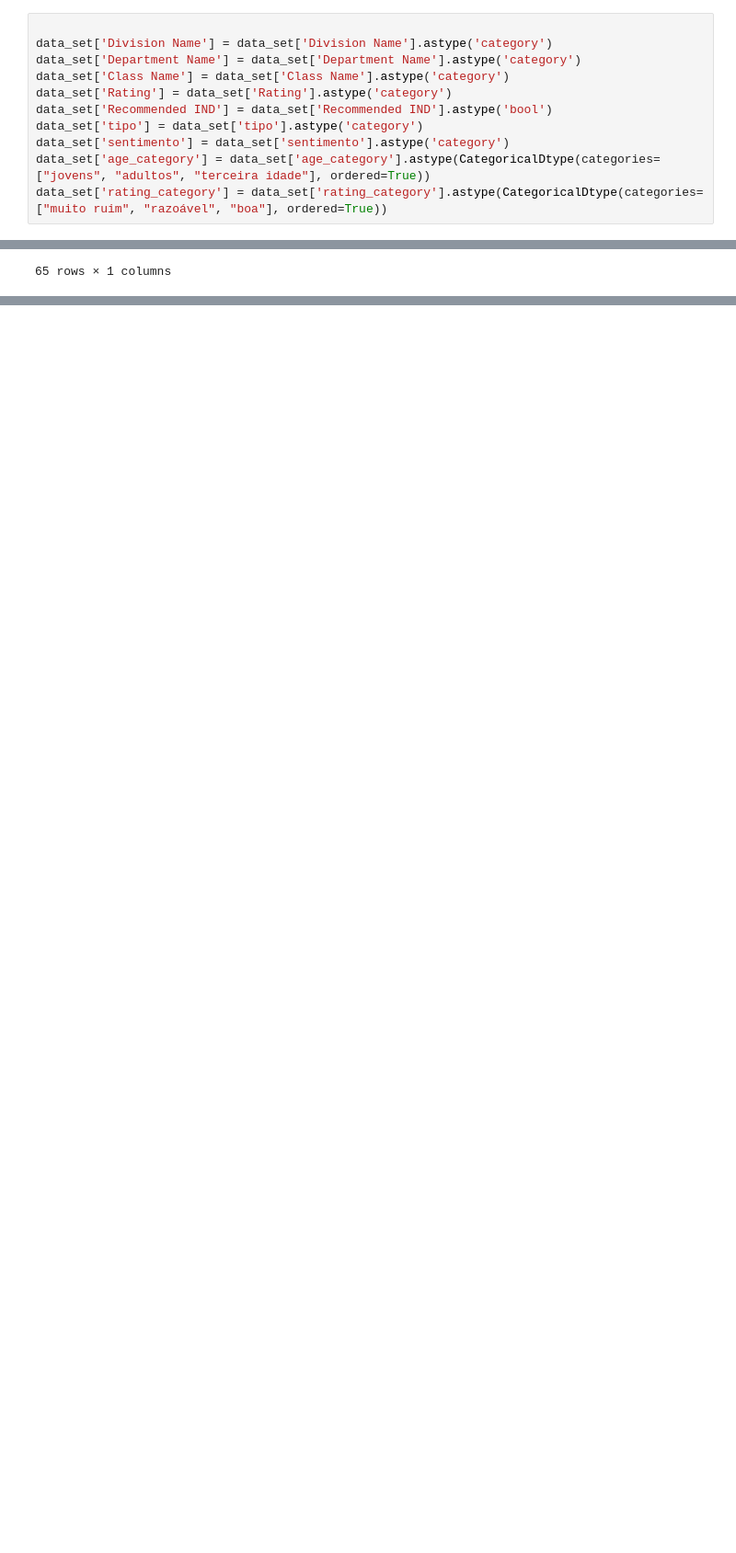
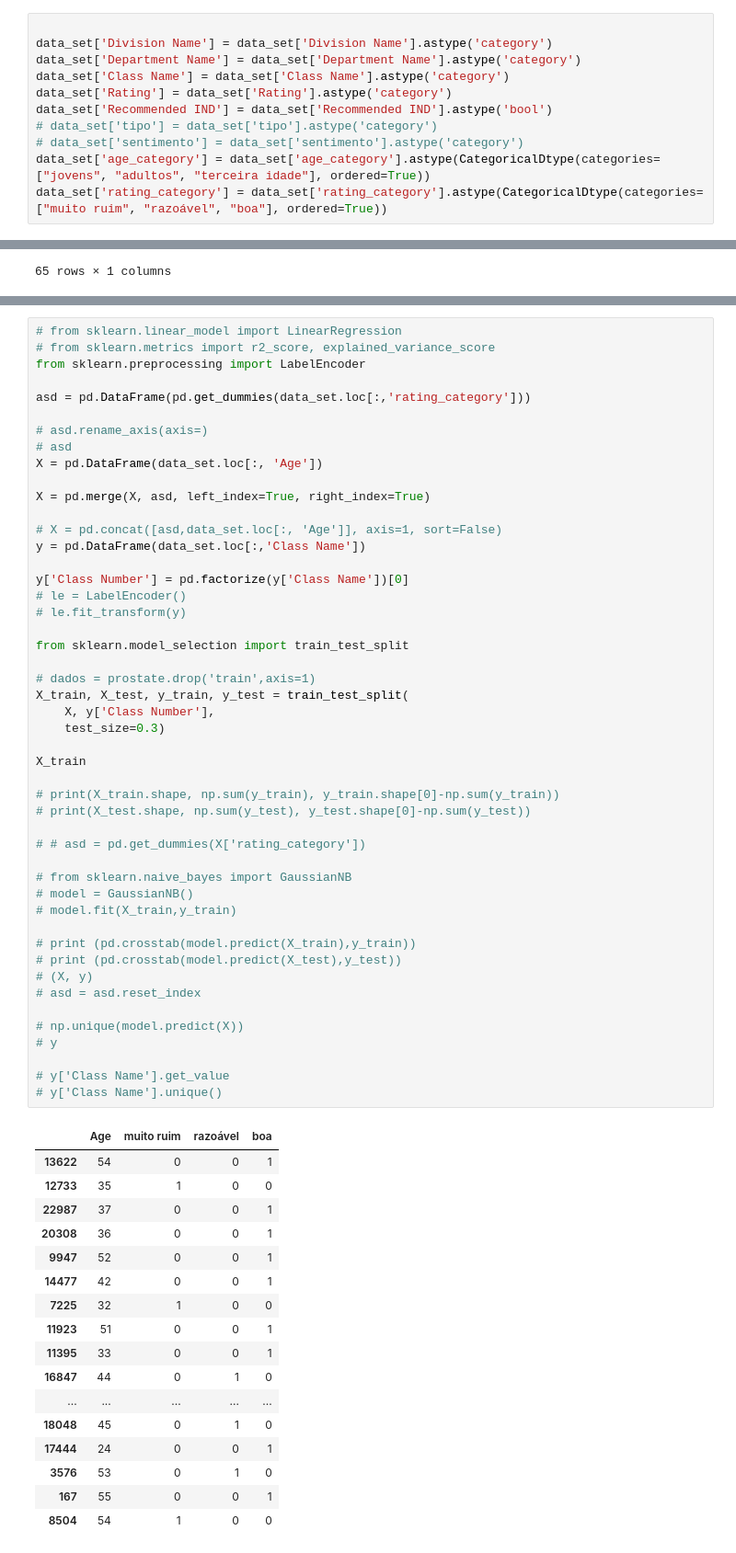
Before and after one commit to if1015-datascience-ufpe/2018-2-projeto-prepi, a Jupyter notebook: projeto/preprocessing.ipynb, the cells around one changed output, grey strips where cells are left out. Shown at 92% size. Drawn from its saved outputs; the diff is of its cells as text; blank space fills up the shorter version.

```diff
--- a/projeto/preprocessing.ipynb
+++ b/projeto/preprocessing.ipynb
@@ -152,8 +166,8 @@ data_set['Department Name'] = data_set['Department Name'].astype('category')
 data_set['Class Name'] = data_set['Class Name'].astype('category')
 data_set['Rating'] = data_set['Rating'].astype('category')
 data_set['Recommended IND'] = data_set['Recommended IND'].astype('bool')
-data_set['tipo'] = data_set['tipo'].astype('category')
-data_set['sentimento'] = data_set['sentimento'].astype('category')
+# data_set['tipo'] = data_set['tipo'].astype('category')
+# data_set['sentimento'] = data_set['sentimento'].astype('category')
 data_set['age_category'] = data_set['age_category'].astype(CategoricalDtype(categories=["jovens", "adultos", "terceira idade"], ordered=True))
 data_set['rating_category'] = data_set['rating_category'].astype(CategoricalDtype(categories=["muito ruim", "razoável", "boa"], ordered=True))
 # %%
@@ -359,0 +389,66 @@ bar
+# %%
+# from sklearn.linear_model import LinearRegression
+# from sklearn.metrics import r2_score, explained_variance_score
+from sklearn.preprocessing import LabelEncoder
+
+asd = pd.DataFrame(pd.get_dummies(data_set.loc[:,'rating_category']))
+
+# asd.rename_axis(axis=)
+# asd
+X = pd.DataFrame(data_set.loc[:, 'Age'])
+
+X = pd.merge(X, asd, left_index=True, right_index=True)
+
+# X = pd.concat([asd,data_set.loc[:, 'Age']], axis=1, sort=False)
+y = pd.DataFrame(data_set.loc[:,'Class Name'])
+
+y['Class Number'] = pd.factorize(y['Class Name'])[0]
+# le = LabelEncoder()
+# le.fit_transform(y)
+
+from sklearn.model_selection import train_test_split
+
+# dados = prostate.drop('train',axis=1)
+X_train, X_test, y_train, y_test = train_test_split(
+    X, y['Class Number'],
+    test_size=0.3)
+
+X_train
+
+# print(X_train.shape, np.sum(y_train), y_train.shape[0]-np.sum(y_train))
+# print(X_test.shape, np.sum(y_test), y_test.shape[0]-np.sum(y_test))
+
+# # asd = pd.get_dummies(X['rating_category'])
+
+# from sklearn.naive_bayes import GaussianNB
+# model = GaussianNB()
+# model.fit(X_train,y_train)
+
+# print (pd.crosstab(model.predict(X_train),y_train))
+# print (pd.crosstab(model.predict(X_test),y_test))
+# (X, y)
+# asd = asd.reset_index
+
+# np.unique(model.predict(X))
+# y
+
+# y['Class Name'].get_value
+# y['Class Name'].unique()
+# %% [output]
+|  | Age | muito ruim | razoável | boa |
+| 13622 | 54 | 0 | 0 | 1 |
+| 12733 | 35 | 1 | 0 | 0 |
+| 22987 | 37 | 0 | 0 | 1 |
+| 20308 | 36 | 0 | 0 | 1 |
+| 9947 | 52 | 0 | 0 | 1 |
+| 14477 | 42 | 0 | 0 | 1 |
+| 7225 | 32 | 1 | 0 | 0 |
+| 11923 | 51 | 0 | 0 | 1 |
+| 11395 | 33 | 0 | 0 | 1 |
+| 16847 | 44 | 0 | 1 | 0 |
+| ... | ... | ... | ... | ... |
+| 18048 | 45 | 0 | 1 | 0 |
+| 17444 | 24 | 0 | 0 | 1 |
+| 3576 | 53 | 0 | 1 | 0 |
+| 167 | 55 | 0 | 0 | 1 |
+| 8504 | 54 | 1 | 0 | 0 |
```
Also changed, not shown: parts of 4 cells of this notebook.
